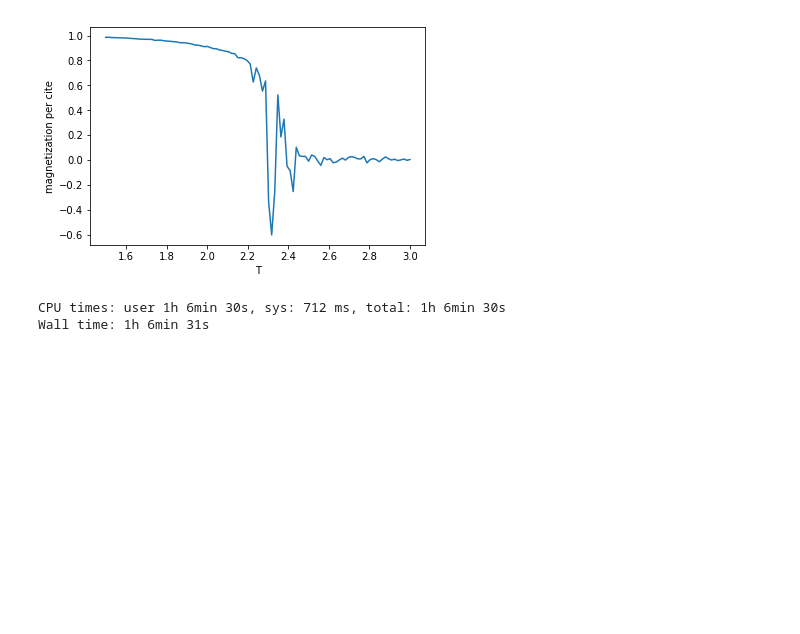
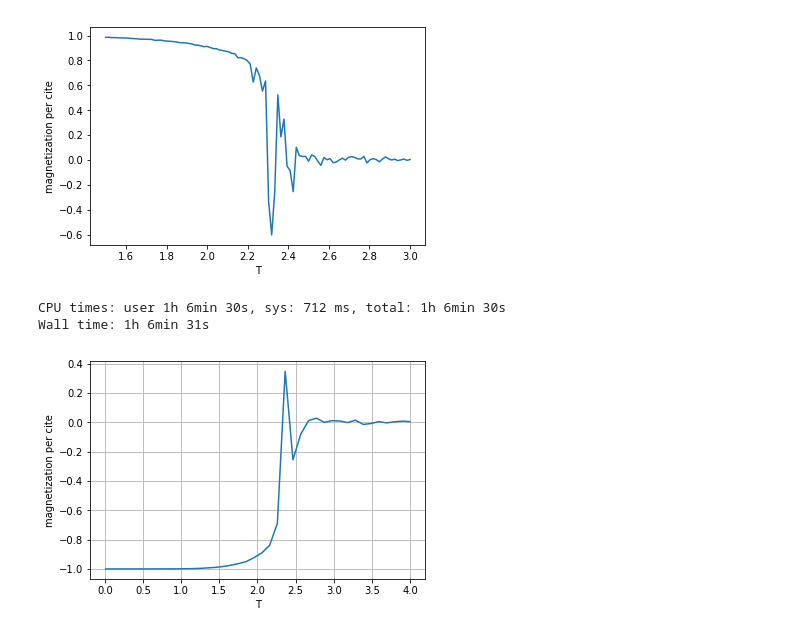
Before and after one commit to kumasaburou/num2019, a Jupyter notebook: src/Ising_MC/Ising2d_MC.ipynb, the cells around one changed output. Saved outputs shown, nothing was run; the diff lists cells and outputs as text; code cells hidden in the pictures; blank space fills up the shorter version.

```diff
--- a/src/Ising_MC/Ising2d_MC.ipynb
+++ b/src/Ising_MC/Ising2d_MC.ipynb
@@ -160,3 +155,8 @@ magnetization_plot(50, 1.5, 3.0, 1.0, 0.0)
 [figure]
 CPU times: user 1h 6min 30s, sys: 712 ms, total: 1h 6min 30s
 Wall time: 1h 6min 31s
+# %%
+%%time
+magnetization_plot(32, 0.01, 4.0, 1.0, 0.0)
+# %% [output]
+[figure, added]
```
Also changed, not shown: parts of 6 cells of this notebook.
